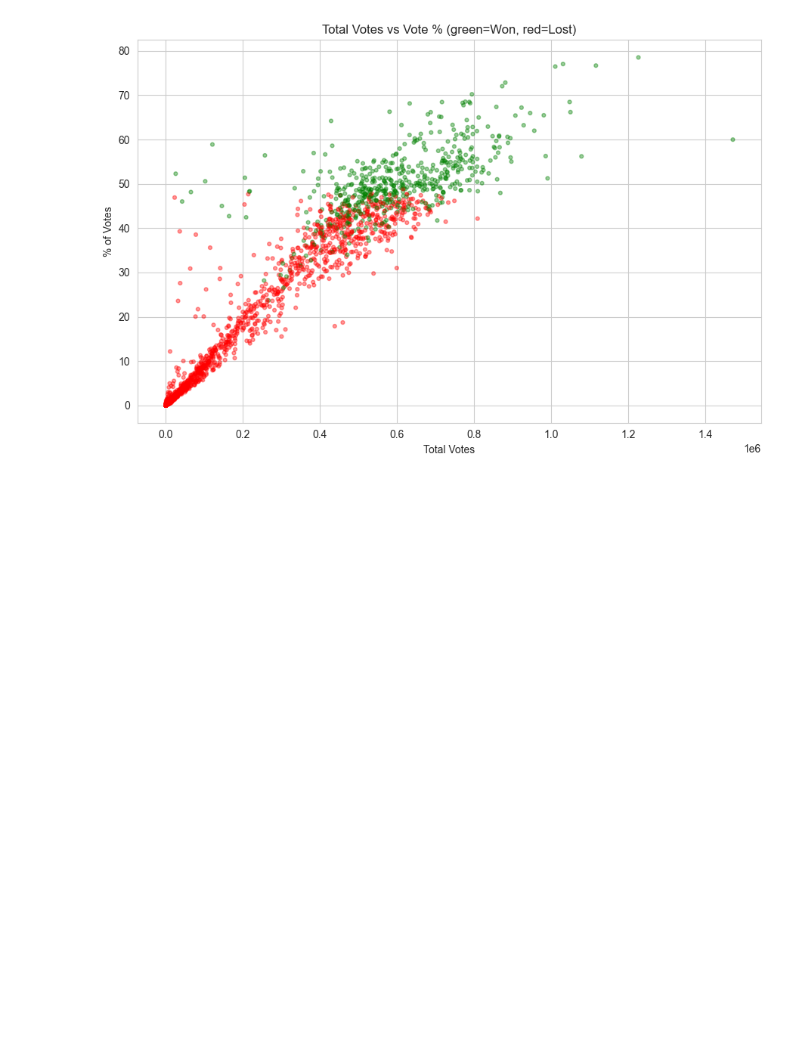
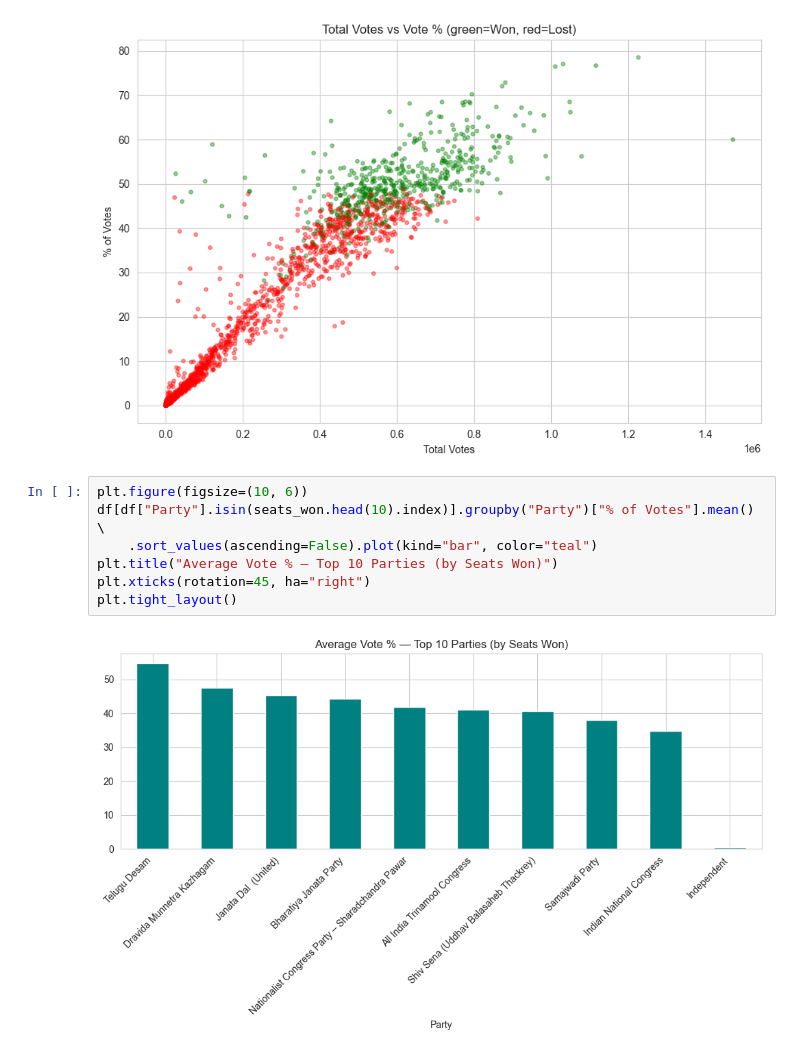
Before and after one commit to geershatisaxena/Election, a Jupyter notebook: res.ipynb, the cells around one changed output. Cells and saved outputs as stored; diff of their text form; blank space fills up the shorter version.

```diff
--- a/res.ipynb
+++ b/res.ipynb
@@ -1314,3 +1314,12 @@ plt.title("Total Votes vs Vote % (green=Won, red=Lost)")
 plt.tight_layout()
 # %% [output]
 [figure]
+# %%
+plt.figure(figsize=(10, 6))
+df[df["Party"].isin(seats_won.head(10).index)].groupby("Party")["% of Votes"].mean() \
+    .sort_values(ascending=False).plot(kind="bar", color="teal")
+plt.title("Average Vote % — Top 10 Parties (by Seats Won)")
+plt.xticks(rotation=45, ha="right")
+plt.tight_layout()
+# %% [output]
+[figure, added]
```
